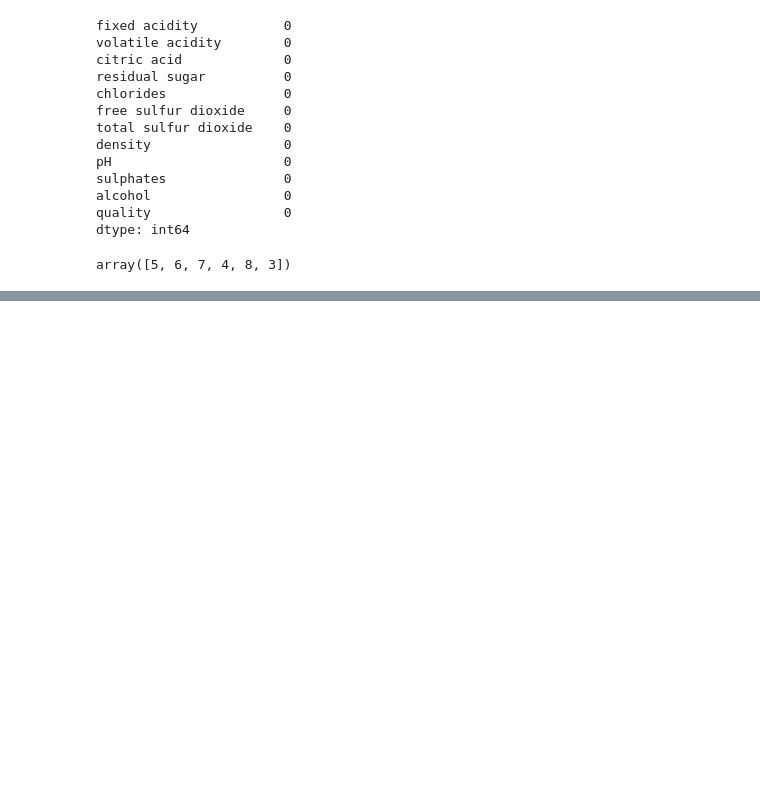
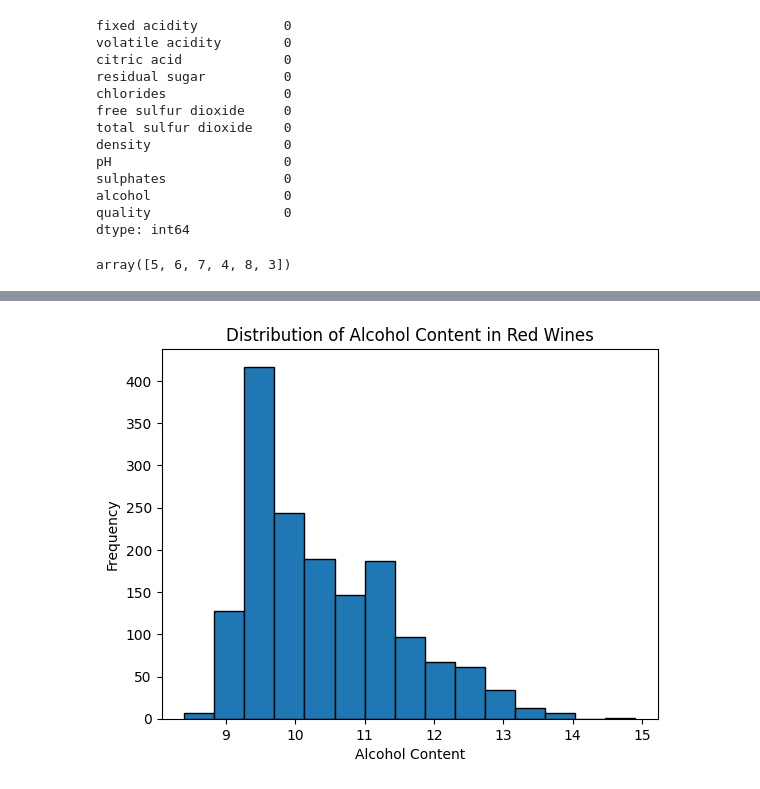
Before and after one commit to shambhavi07/CSCI608FinalProject, a Jupyter notebook: FinalProject.ipynb, the cells around one changed output, grey strips where cells are left out. Cells and saved outputs as stored; diff of their text form; code cells hidden in the pictures; blank space fills up the shorter version.

```diff
--- a/FinalProject.ipynb
+++ b/FinalProject.ipynb
@@ -92,0 +133,9 @@ array([5, 6, 7, 4, 8, 3])
+# %%
+plt.figure()
+plt.hist(df['alcohol'], bins=15, edgecolor='black')
+plt.xlabel('Alcohol Content')
+plt.ylabel('Frequency')
+plt.title('Distribution of Alcohol Content in Red Wines')
+plt.show()
+# %% [output]
+[figure, added]
```
Also changed, not shown: parts of 9 cells of this notebook.
